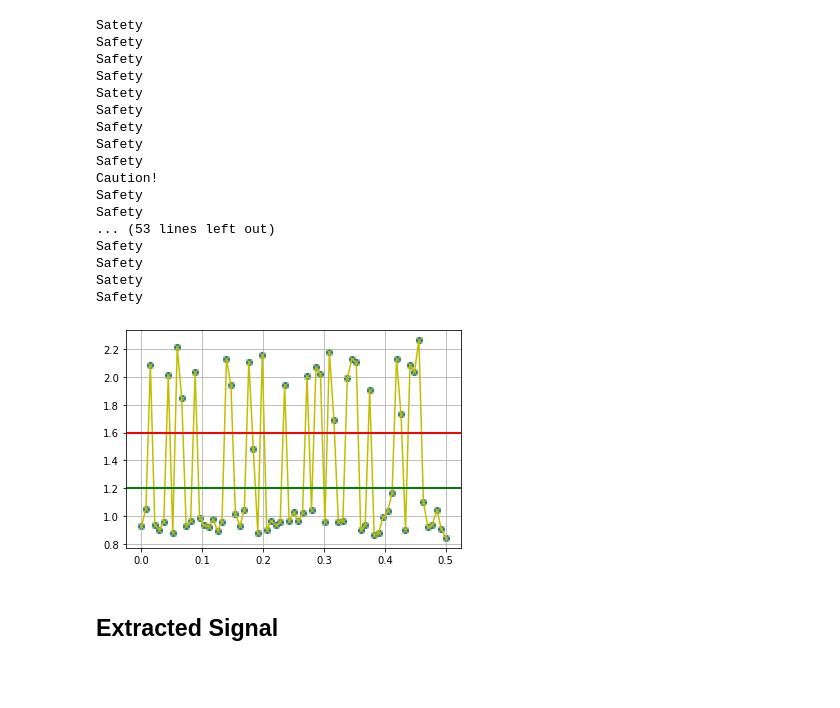
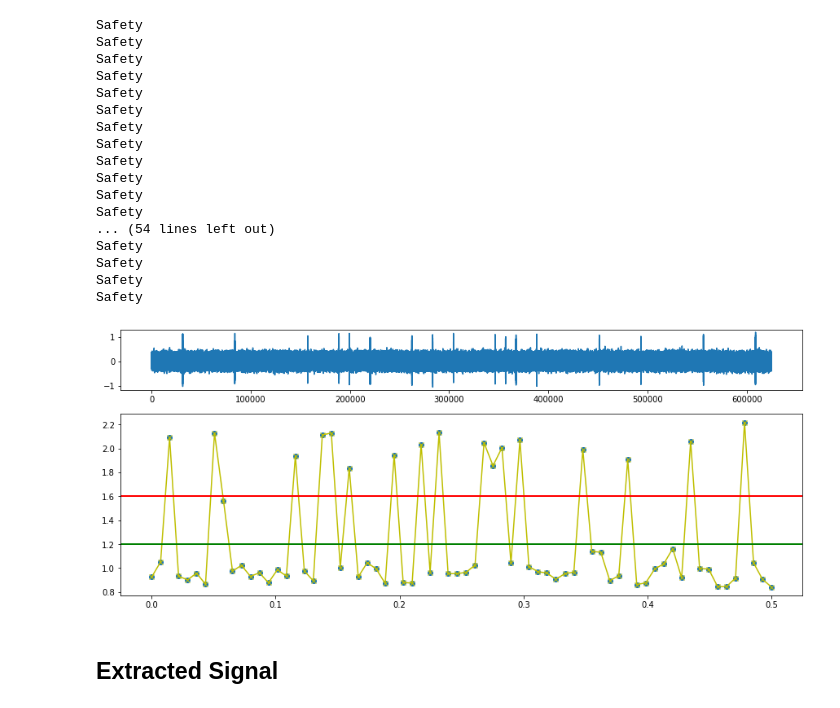
Before and after one commit to blue-monkey0/SideProject, a Jupyter notebook: Arc-Fault/arc_fault_detection.ipynb, the cells around one changed output. Cells and saved outputs as stored; diff of their text form; code cells hidden in the pictures; blank space fills up the shorter version.

```diff
--- a/Arc-Fault/arc_fault_detection.ipynb
+++ b/Arc-Fault/arc_fault_detection.ipynb
@@ -36,18 +38,14 @@ temp = list(normal_signal) # shoulder 범위만 아크 신호를 더해주기
 
 # shoulder 범위만 아크 신호 더하고 shoulder 범위가 아닌 부분은 아크신호를 더하지 않음.
 
-import random
-num_s =[] # shoulder 부분 Counting 역할
-
 i,j = 1, 0
-s0 = temp[82500*0+1500*0:82500*1+1500*0]
+s0 = temp[82500*0+1500*0:82500*1+1500*0] # shoulder 범위에 아크신호를 더해주기 위해 범위 설정
 end = (82500*1)+(1500*0)
 
-while (len(s0) != 5000000):
+while (len(s0) != 5000000): # 신호 길이(데이터 개수) 끝까지 반복해서 noise 섞인 sin파 신호와 아크 신호 합성을 반복해줌.
     start = end
     np.random.seed(0)
     num = random.randint(0,2) # 아크 신호를 랜덤하기 더해주기 위한 규칙 생성
-    num_s.append(num)
 
     if i == j: # shoulder 범위가 아닐때 그냥 신호 더해줌.
         i += 1
@@ -63,4 +61,4 @@ while (len(s0) != 5000000):
         end = (82500*i)+(1500*j)
         s0 = s0+ temp[start:end]
 
-sig = np.array(s0) # numpy array type으로 변환
+sig = np.array(s0) # numpy array type으로 변환, 아크 신호가 합쳐진 signal 데이터 완성
@@ -79,12 +73,14 @@ plt.grid()
 # %%
+# ratio 계수에 윈도우 shift하면서 중복된 값을 제거해주며, 순서는 그대로 유지해주는 함수 생성
 def unique(array):
     uniq, index = np.unique(array, return_index=True)
     return uniq[index.argsort()]
 
-
+# Wavelet Packet Transform 변환 후
 def WPT(signal):
     wp = pywt.WaveletPacket(data = signal, wavelet = 'db10', mode = 'symmetric')
     xx = wp['ddd'].data
+
     shift_size = 6000
     window_length = 12000
     ratio = []
@@ -103,12 +99,16 @@ def WPT(signal):
     ratio= unique(ratio)
     tt = np.linspace(0, 0.5, len(ratio))
 
-    plt.scatter(tt, ratio)
-    plt.plot(tt, ratio, 'yx-')
+    fig = plt.figure(figsize = (15, 6))
+    spec = gridspec.GridSpec(ncols=1, nrows=2, width_ratios=[1], height_ratios=[1, 3])
+    ax0 = fig.add_subplot(spec[0])
+    ax0.plot(xx)
+
+    ax1 = fig.add_subplot(spec[1])
+    ax1.scatter(tt, ratio)
+    ax1.plot(tt, ratio, 'yx-')
     plt.axhline(y = 1.6, color = 'r', linewidth = 2)
     plt.axhline(y = 1.2, color = 'g', linewidth = 2)
-    plt.grid()
-
 
     global count
     count = 0
@@ -122,42 +122,42 @@ def WPT(signal):
             print("Safety")
         elif count < 0:
             count = 0
             print("Safety")
 
     for i in ratio:
         if i > 1.6:
             count += 1
             state(count)
         elif 1.2 < i < 1.6:
             state(count)
         else:
             if count < 0:
                 count= 0
                 state(count)
             else:
                 count -= 1
                 state(count)
 
 WPT(sig)
 # %% [output]
-Satety
-Safety
-Safety
-Safety
-Satety
 Safety
 Safety
 Safety
 Safety
-Caution!
 Safety
 Safety
-... (53 lines left out)
 Safety
 Safety
-Satety
 Safety
+Safety
+Safety
+Safety
+... (54 lines left out)
+Safety
+Safety
+Safety
+Safety
-[figure, old version]
+[figure, new version]
 # %% [markdown]
 ## Extracted Signal
 # %%
```
Also changed, not shown: parts of 10 cells of this notebook.
